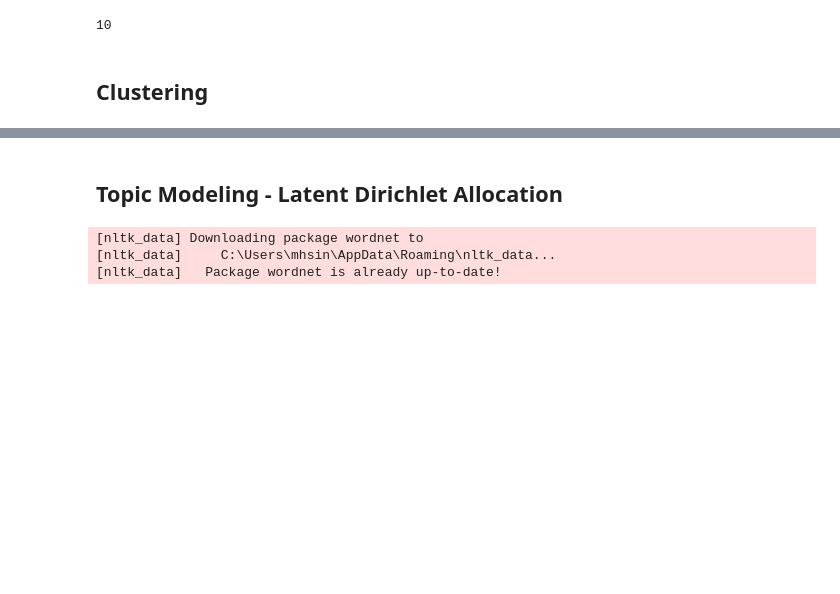
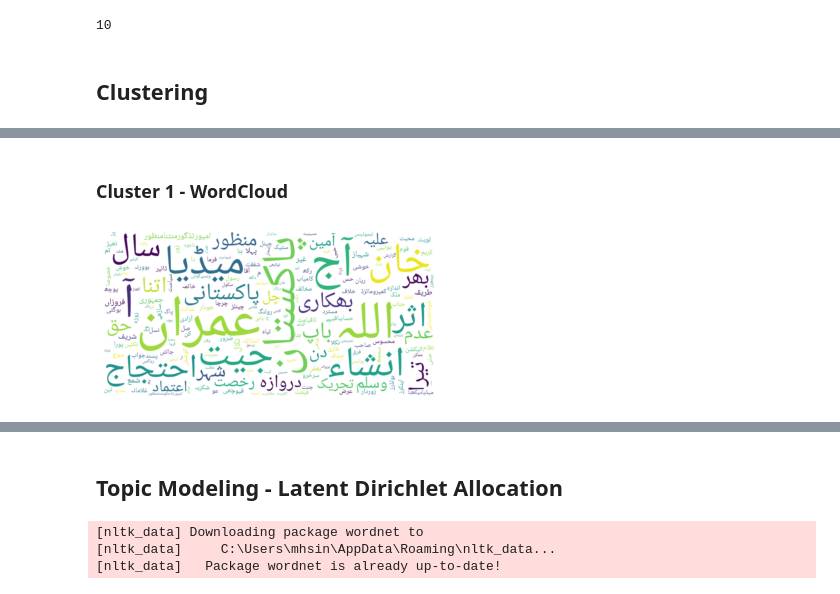
Before and after one commit to marxbilal/FYP---Tajziya-, a Jupyter notebook: Python NLP/Hamraj - Final-Clustering.ipynb, the cells around one changed output, grey strips where cells are left out. Saved outputs shown, nothing was run; the diff lists cells and outputs as text; code cells hidden in the pictures; blank space fills up the shorter version.

Commit message:
update in hamraj - final clustering

```diff
--- a/Python NLP/Hamraj - Final-Clustering.ipynb
+++ b/Python NLP/Hamraj - Final-Clustering.ipynb
@@ -316,8 +310,11 @@ plt.scatter(Y_sklearn[:, 0], Y_sklearn[:, 1], c=predicted_values, s=50, cmap='vi
 # %%
 clusters = []
+preprocessed_clusters = []
 for i in range(k):
     clusters.append([])
+    preprocessed_clusters.append([])
 
 for i,row in splitdf.iterrows():
     clusters[predicted_values[i]].append(row['tweets'])
+    preprocessed_clusters[predicted_values[i]].append(preprocess(row['tweets']))
 # %%
@@ -368,0 +352,7 @@ create_tag_cloud(preprocessed_splitdf)
+# %% [markdown]
+### Cluster 1 - WordCloud
+# %%
+cluster1_text = " ".join(tweet for tweet in preprocessed_clusters[0])
+generate_word_cloud(cluster1_text)
+# %% [output]
+[figure, added]
```
Also changed, not shown: parts of 17 cells of this notebook.
